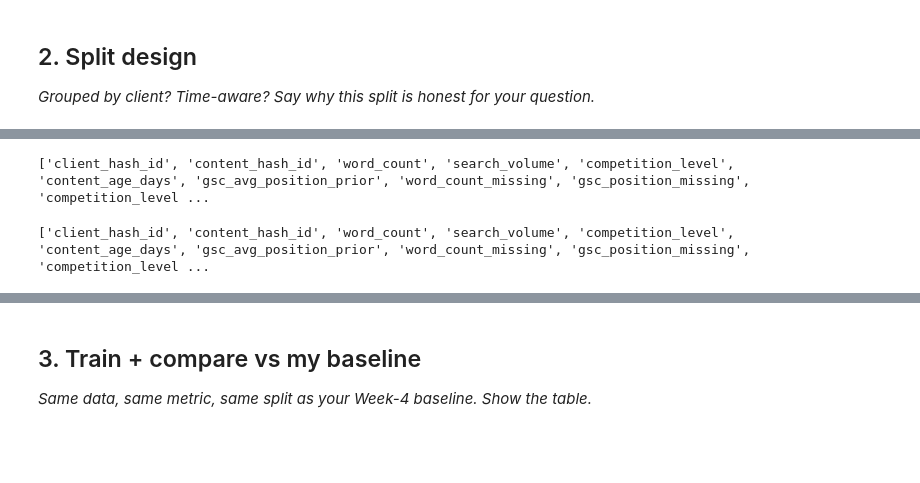
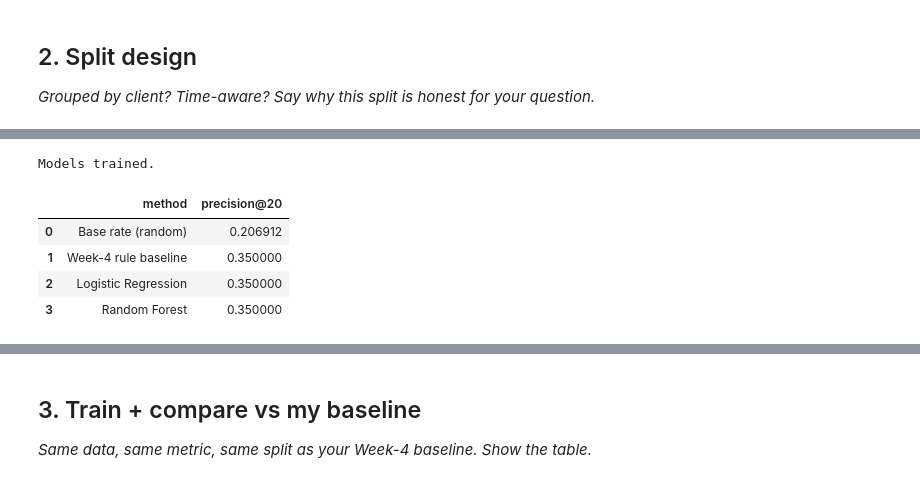
Before and after one commit to Zainab-Aijaz/FlyRank_ML_Assignment_Internship, a Jupyter notebook: work/notebooks/w05_model.ipynb, the cells around one changed output, grey strips where cells are left out. Saved outputs shown, nothing was run; the diff lists cells and outputs as text; code cells hidden in the pictures; blank space fills up the shorter version.

```diff
--- a/work/notebooks/w05_model.ipynb
+++ b/work/notebooks/w05_model.ipynb
@@ -92,12 +231,9 @@ Corrected feature_vector saved.
 # %%
 from sklearn.model_selection import GroupShuffleSplit
+from sklearn.linear_model import LogisticRegression
+from sklearn.ensemble import RandomForestClassifier
 
-data_model = feature_vector.merge(labels, on=["client_hash_id", "content_hash_id"])
-data_model = data_model.dropna(subset=["declined"])
-
-honest_cols = ["word_count", "word_count_missing", "search_volume", "search_volume_missing",
-               "competition_level_encoded", "content_age_days",
-               "gsc_avg_position_prior", "gsc_position_missing"]
+data_model = scored.dropna(subset=["declined"]).copy()
 
 X = data_model[honest_cols]
 y = data_model["declined"]
@@ -109,8 +245,8 @@ train_idx, test_idx = next(gss.split(X, y, groups))
 X_train, X_test = X.iloc[train_idx], X.iloc[test_idx]
 y_train, y_test = y.iloc[train_idx], y.iloc[test_idx]
 
-print("Train clients:", data_model.iloc[train_idx]["client_hash_id"].nunique())
-print("Test clients:", data_model.iloc[test_idx]["client_hash_id"].nunique())
-print("Overlap check (should be 0):",
+print("NaN check on X_train (must be all zero):")
+print(X_train.isna().sum())
+print("Client overlap (must be 0):",
       len(set(data_model.iloc[train_idx]["client_hash_id"]) & set(data_model.iloc[test_idx]["client_hash_id"])))
 # %% [output]
@@ -120,12 +264,36 @@ Overlap check (should be 0): 0
-# %%
-feature_vector["search_volume_missing"] = feature_vector["search_volume"].isna().astype(int)
-feature_vector["search_volume"] = feature_vector["search_volume"].fillna(feature_vector["search_volume"].median())
-
-# confirm it's there now
-print(feature_vector.columns.tolist())
-# %% [output]
-['client_hash_id', 'content_hash_id', 'word_count', 'search_volume', 'competition_level', 'content_age_days', 'gsc_avg_position_prior', 'word_count_missing', 'gsc_position_missing', 'competition_level ...
-# %%
-print(feature_vector.columns.tolist())
-# %% [output]
-['client_hash_id', 'content_hash_id', 'word_count', 'search_volume', 'competition_level', 'content_age_days', 'gsc_avg_position_prior', 'word_count_missing', 'gsc_position_missing', 'competition_level ...
+# %%
+logreg = LogisticRegression(max_iter=1000, random_state=42).fit(X_train, y_train)
+logreg_scores = logreg.predict_proba(X_test)[:, 1]
+
+rf = RandomForestClassifier(n_estimators=200, max_depth=6, random_state=42, class_weight="balanced")
+rf.fit(X_train, y_train)
+rf_scores = rf.predict_proba(X_test)[:, 1]
+
+print("Models trained.")
+# %% [output]
+Models trained.
+# %%
+def precision_at_k(y_true, scores, k):
+    order = np.argsort(-scores)
+    top_k = order[:k]
+    return y_true.iloc[top_k].mean()
+
+y_test_reset = y_test.reset_index(drop=True)
+baseline_scores_test = data_model.iloc[test_idx]["score"].reset_index(drop=True)
+
+base_rate = y_test_reset.mean()
+baseline_p20 = precision_at_k(y_test_reset, baseline_scores_test.values, 20)
+logreg_p20 = precision_at_k(y_test_reset, logreg_scores, 20)
+rf_p20 = precision_at_k(y_test_reset, rf_scores, 20)
+
+comparison = pd.DataFrame({
+    "method": ["Base rate (random)", "Week-4 rule baseline", "Logistic Regression", "Random Forest"],
+    "precision@20": [base_rate, baseline_p20, logreg_p20, rf_p20]
+})
+comparison
+# %% [output]
+|  | method | precision@20 |
+| 0 | Base rate (random) | 0.206912 |
+| 1 | Week-4 rule baseline | 0.350000 |
+| 2 | Logistic Regression | 0.350000 |
+| 3 | Random Forest | 0.350000 |
```
Also changed, not shown: parts of 27 cells of this notebook.
